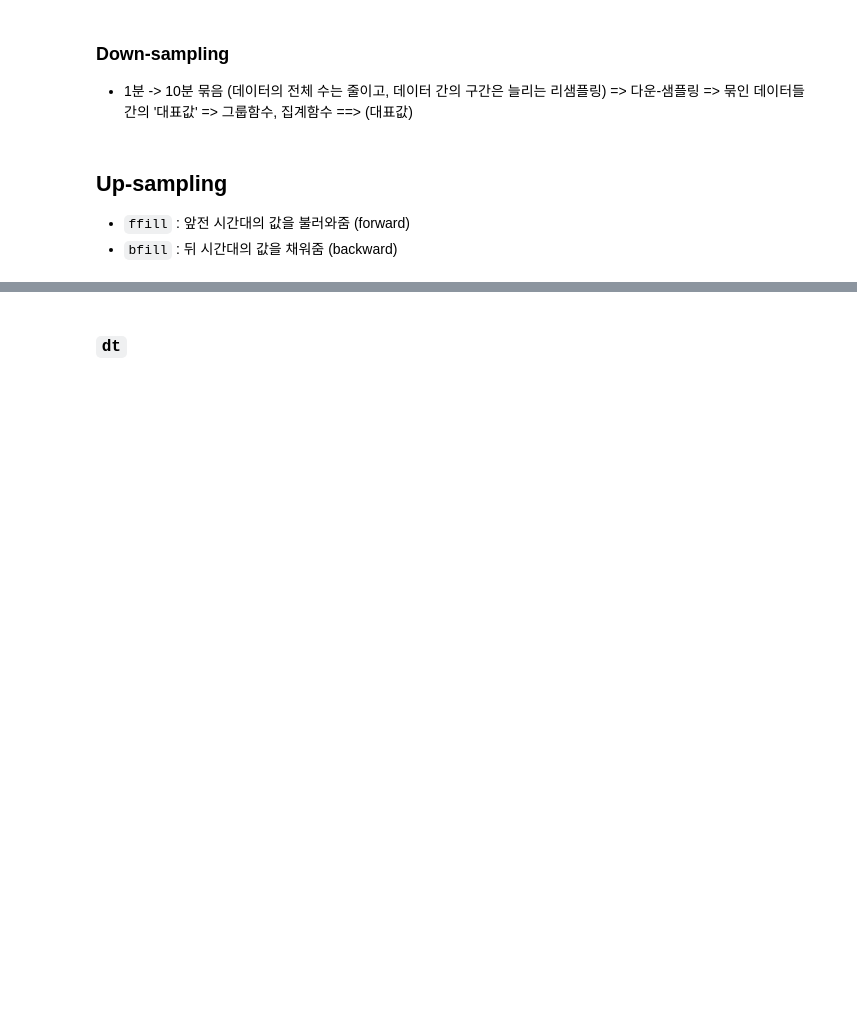
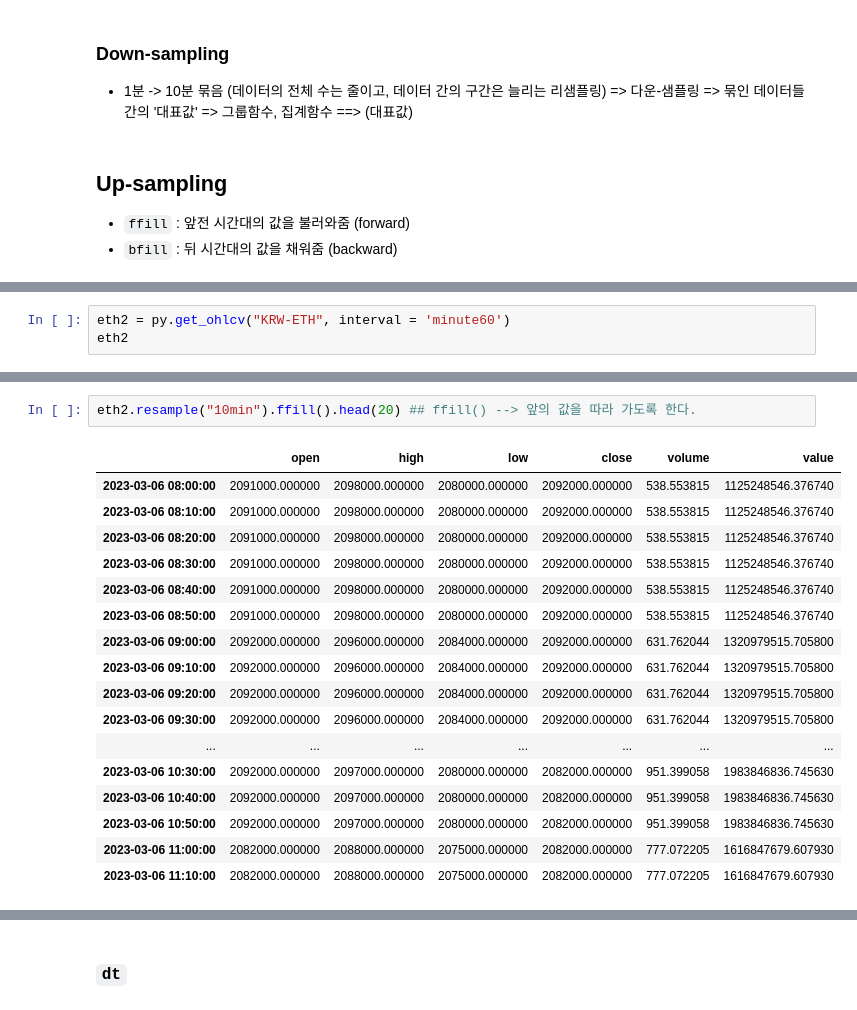
Before and after one commit to hiid0726/DataAnalysis, a Jupyter notebook: hiid0726/ch06_03_데이터프레임_심화_ym.ipynb, the cells around one changed output, grey strips where cells are left out. Drawn from its saved outputs; the diff is of its cells as text; blank space fills up the shorter version.

```diff
--- a/hiid0726/ch06_03_데이터프레임_심화_ym.ipynb
+++ b/hiid0726/ch06_03_데이터프레임_심화_ym.ipynb
@@ -1007,0 +1246,3 @@ Freq: 30S, Length: 119, dtype: float64
+# %%
+eth2 = py.get_ohlcv("KRW-ETH", interval = 'minute60')
+eth2
@@ -1007,0 +1263,20 @@ Freq: 30S, Length: 119, dtype: float64
+# %%
+eth2.resample("10min").ffill().head(20) ## ffill() --> 앞의 값을 따라 가도록 한다.
+# %% [output]
+|  | open | high | low | close | volume | value |
+| 2023-03-06 08:00:00 | 2091000.000000 | 2098000.000000 | 2080000.000000 | 2092000.000000 | 538.553815 | 1125248546.376740 |
+| 2023-03-06 08:10:00 | 2091000.000000 | 2098000.000000 | 2080000.000000 | 2092000.000000 | 538.553815 | 1125248546.376740 |
+| 2023-03-06 08:20:00 | 2091000.000000 | 2098000.000000 | 2080000.000000 | 2092000.000000 | 538.553815 | 1125248546.376740 |
+| 2023-03-06 08:30:00 | 2091000.000000 | 2098000.000000 | 2080000.000000 | 2092000.000000 | 538.553815 | 1125248546.376740 |
+| 2023-03-06 08:40:00 | 2091000.000000 | 2098000.000000 | 2080000.000000 | 2092000.000000 | 538.553815 | 1125248546.376740 |
+| 2023-03-06 08:50:00 | 2091000.000000 | 2098000.000000 | 2080000.000000 | 2092000.000000 | 538.553815 | 1125248546.376740 |
+| 2023-03-06 09:00:00 | 2092000.000000 | 2096000.000000 | 2084000.000000 | 2092000.000000 | 631.762044 | 1320979515.705800 |
+| 2023-03-06 09:10:00 | 2092000.000000 | 2096000.000000 | 2084000.000000 | 2092000.000000 | 631.762044 | 1320979515.705800 |
+| 2023-03-06 09:20:00 | 2092000.000000 | 2096000.000000 | 2084000.000000 | 2092000.000000 | 631.762044 | 1320979515.705800 |
+| 2023-03-06 09:30:00 | 2092000.000000 | 2096000.000000 | 2084000.000000 | 2092000.000000 | 631.762044 | 1320979515.705800 |
+| ... | ... | ... | ... | ... | ... | ... |
+| 2023-03-06 10:30:00 | 2092000.000000 | 2097000.000000 | 2080000.000000 | 2082000.000000 | 951.399058 | 1983846836.745630 |
+| 2023-03-06 10:40:00 | 2092000.000000 | 2097000.000000 | 2080000.000000 | 2082000.000000 | 951.399058 | 1983846836.745630 |
+| 2023-03-06 10:50:00 | 2092000.000000 | 2097000.000000 | 2080000.000000 | 2082000.000000 | 951.399058 | 1983846836.745630 |
+| 2023-03-06 11:00:00 | 2082000.000000 | 2088000.000000 | 2075000.000000 | 2082000.000000 | 777.072205 | 1616847679.607930 |
+| 2023-03-06 11:10:00 | 2082000.000000 | 2088000.000000 | 2075000.000000 | 2082000.000000 | 777.072205 | 1616847679.607930 |
```
Also changed, not shown: parts of 93 cells of this notebook.
